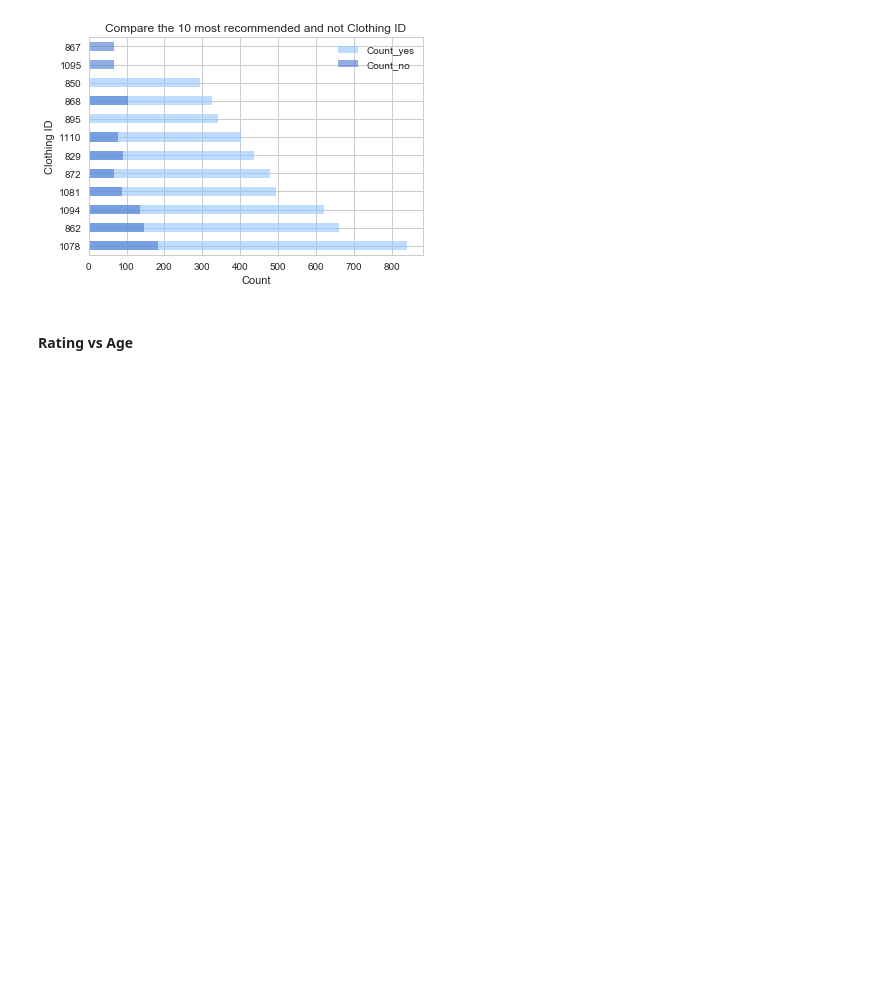
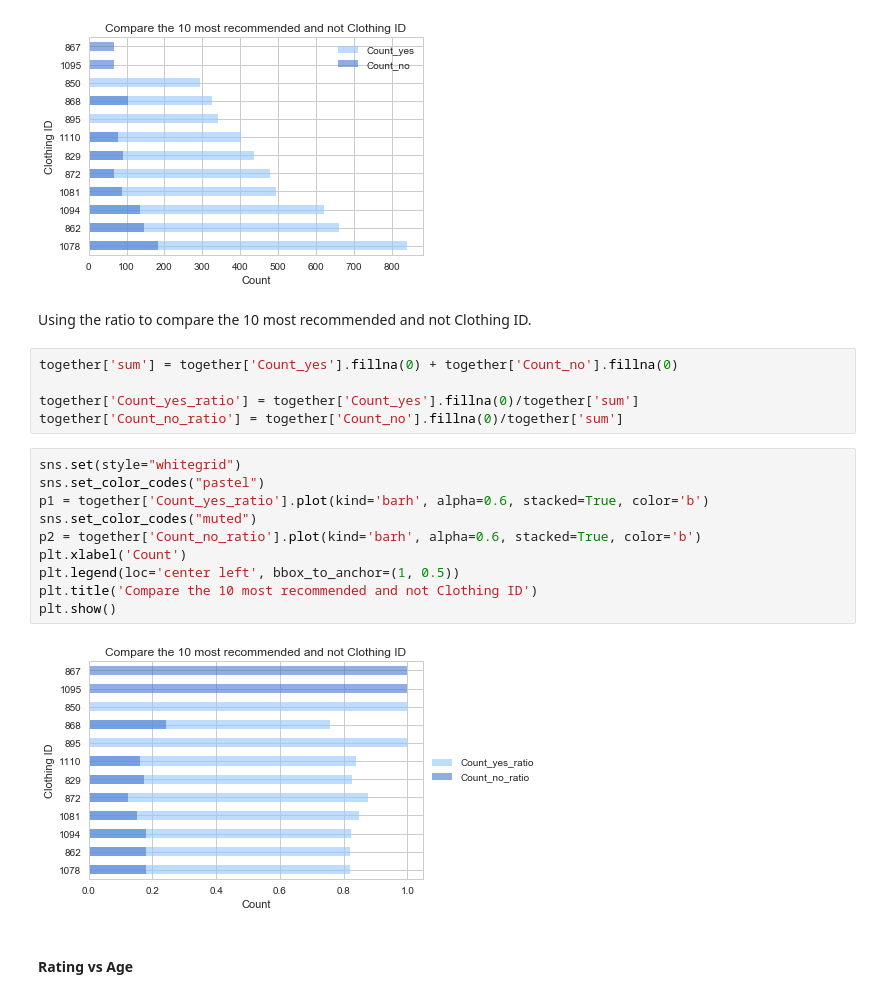
Before and after one commit to LisaB83/Analysis-on-e-commerce-reviews, a Jupyter notebook: Capstone_Project_EDA.ipynb, the cells around one changed output. Cells and saved outputs as stored; diff of their text form; blank space fills up the shorter version.

```diff
--- a/Capstone_Project_EDA.ipynb
+++ b/Capstone_Project_EDA.ipynb
@@ -336,6 +315,25 @@ plt.title('Compare the 10 most recommended and not Clothing ID')
 plt.show()
 # %% [output]
 [figure]
+# %% [markdown]
+Using the ratio to compare the 10 most recommended and not Clothing ID.
+# %%
+together['sum'] = together['Count_yes'].fillna(0) + together['Count_no'].fillna(0)
+
+together['Count_yes_ratio'] = together['Count_yes'].fillna(0)/together['sum']
+together['Count_no_ratio'] = together['Count_no'].fillna(0)/together['sum']
+# %%
+sns.set(style="whitegrid")
+sns.set_color_codes("pastel")
+p1 = together['Count_yes_ratio'].plot(kind='barh', alpha=0.6, stacked=True, color='b')
+sns.set_color_codes("muted")
+p2 = together['Count_no_ratio'].plot(kind='barh', alpha=0.6, stacked=True, color='b')
+plt.xlabel('Count')
+plt.legend(loc='center left', bbox_to_anchor=(1, 0.5))
+plt.title('Compare the 10 most recommended and not Clothing ID')
+plt.show()
+# %% [output]
+[figure, added]
 # %% [markdown]
 #### Rating vs Age
 # %%
```
Also changed, not shown: parts of 49 cells of this notebook.
